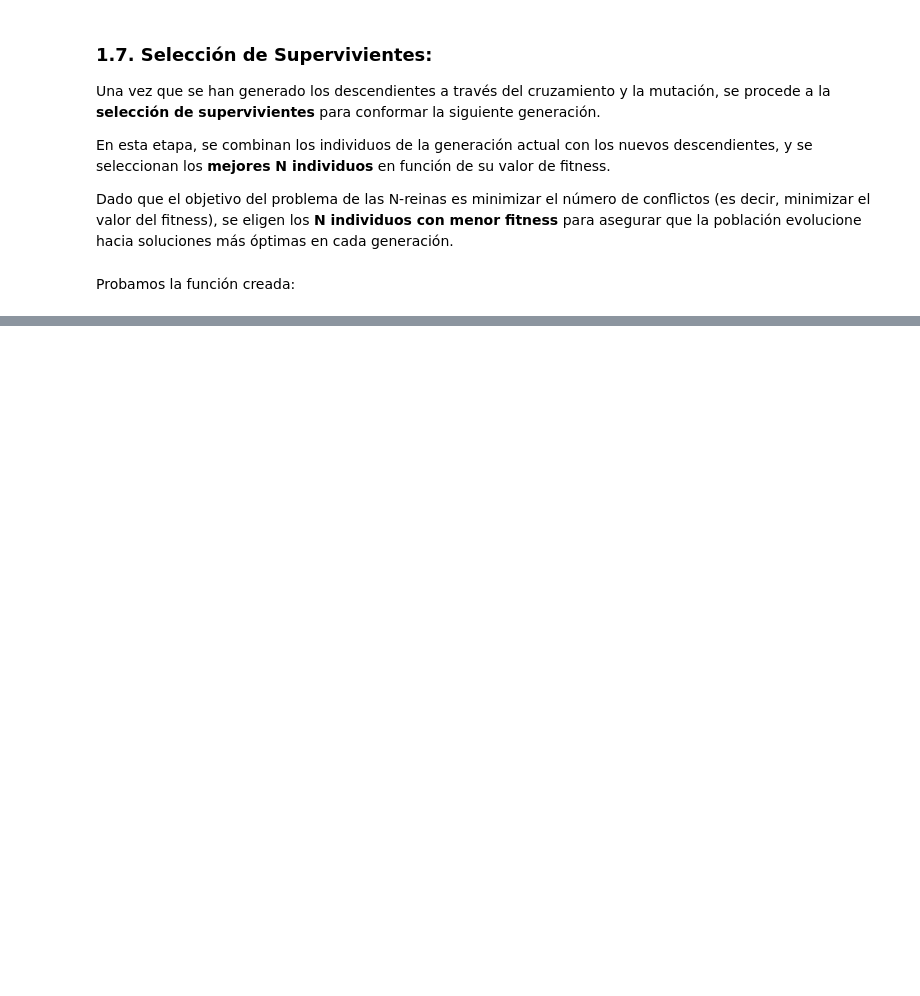
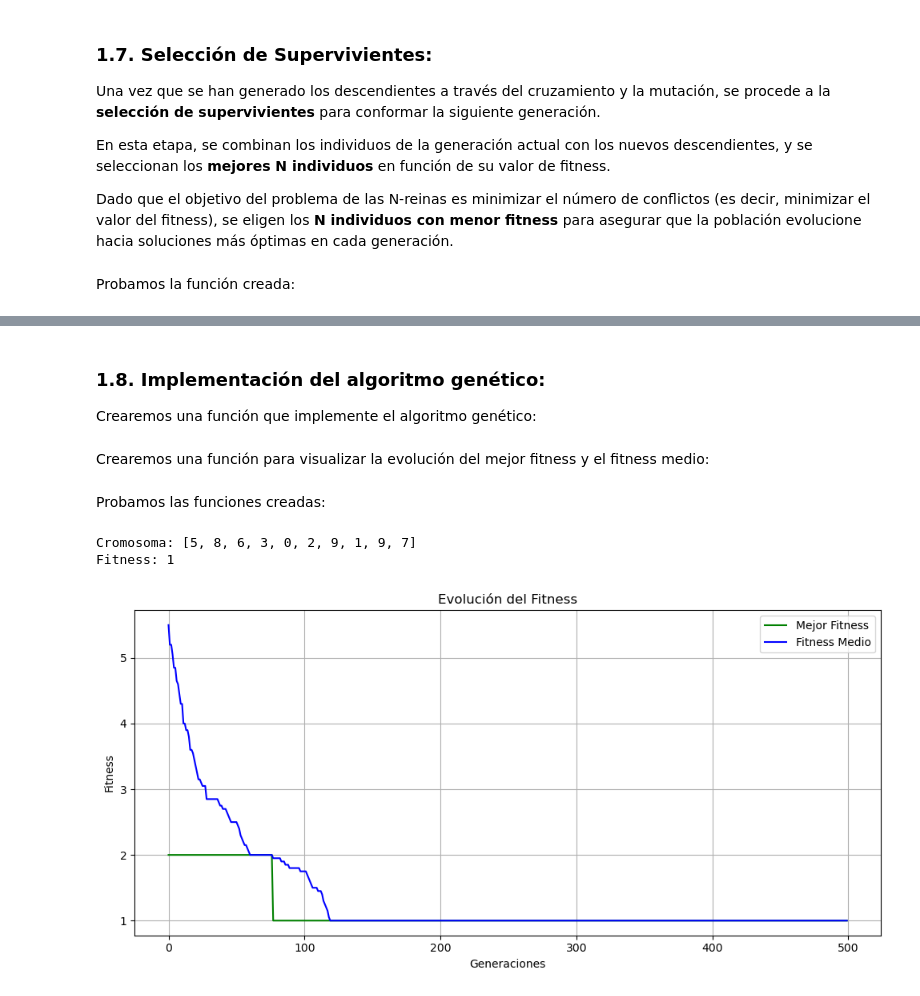
Before and after one commit to julengarciaaa/n-reinas-genetico, a Jupyter notebook: problema_n_reinas.ipynb, the cells around one changed output, grey strips where cells are left out. Saved outputs shown, nothing was run; the diff lists cells and outputs as text; code cells hidden in the pictures; blank space fills up the shorter version.

Commit message:
Algoritmo genético y funciones para mostrar gráficamente los resultados implementadaas.

```diff
--- a/problema_n_reinas.ipynb
+++ b/problema_n_reinas.ipynb
@@ -429 +425,5 @@ Cromosoma: [0, 2, 1, 3]
 Fitness: 2
+# %% [markdown]
+### 1.8. Implementación del algoritmo genético:
+
+Crearemos una función que implemente el algoritmo genético:
@@ -429,0 +481,40 @@ Fitness: 2
+# %% [markdown]
+Crearemos una función para visualizar la evolución del mejor fitness y el fitness medio:
+# %%
+def mostrar_historial_fitness(mejor_fitness: List[int], fitness_medio: List[float]) -> None:
+    """
+    Muestra la evolución del mejor fitness y el fitness medio a lo largo de las generaciones.
+
+    :param mejor_fitness: Lista con el mejor fitness por generación.
+    :param fitness_medio: Lista con el fitness medio por generación.
+    """
+    plt.figure(figsize=(10, 5))
+    plt.plot(mejor_fitness, label="Mejor Fitness", color="green")
+    plt.plot(fitness_medio, label="Fitness Medio", color="blue")
+    plt.xlabel("Generaciones")
+    plt.ylabel("Fitness")
+    plt.title("Evolución del Fitness")
+    plt.legend()
+    plt.grid(True)
+    plt.tight_layout()
+    plt.show()
+# %% [markdown]
+Probamos las funciones creadas:
+# %%
+# Ejecutamos el algoritmo genético
+mejor_solucion, mejor_fitness, mejor_fitness_generacion, fitness_medio_generacion = AG(
+    N_poblacion=20,
+    N_cromosoma=10,
+    f_fitness=fitness,
+    prob_cruz=0.9,
+    prob_mut=0.3,
+    num_iteraciones=500
+)
+
+# Mostramos resultados
+mejor_solucion.mostrar_individuo()
+mostrar_historial_fitness(mejor_fitness_generacion, fitness_medio_generacion)
+# %% [output]
+Cromosoma: [5, 8, 6, 3, 0, 2, 9, 1, 9, 7]
+Fitness: 1
+[figure, added]
```
Also changed, not shown: parts of 9 cells of this notebook.
